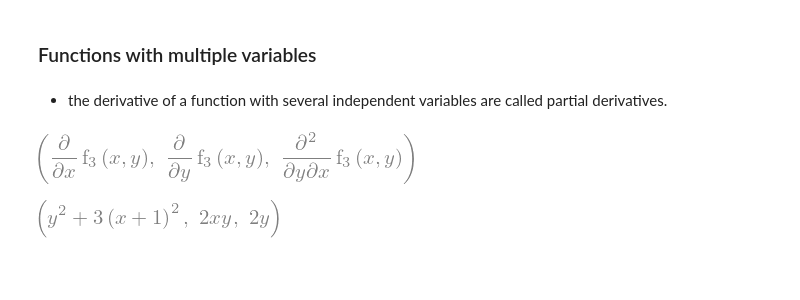
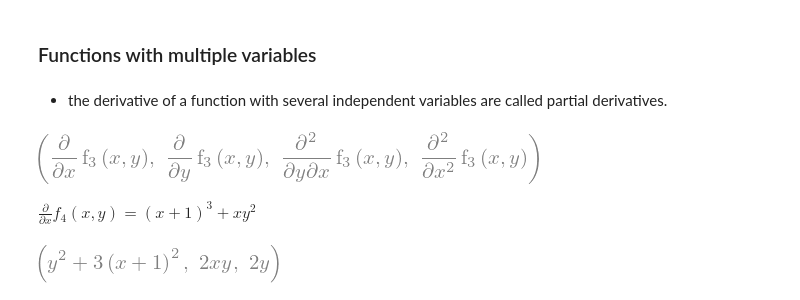
Before and after one commit to gob1thaasan/ScientificComputingWithPython, a Jupyter notebook: NotebookLectures/Chapter6.ipynb, the cells around one changed output. Saved outputs shown, nothing was run; the diff lists cells and outputs as text; code cells hidden in the pictures; blank space fills up the shorter version.

```diff
--- a/NotebookLectures/Chapter6.ipynb
+++ b/NotebookLectures/Chapter6.ipynb
@@ -190,9 +207,11 @@ f2.diff(x).subs(x, sympy.pi)
 # %%
 x,y = sympy.symbols('x,y')
 f3 = sympy.Function('f3')(x,y)
-sympy.diff(f3, x), sympy.diff(f3, y), sympy.diff(f3, x, y)
+sympy.diff(f3, x), sympy.diff(f3, y), sympy.diff(f3, x, y),  sympy.diff(f3, x, x)
 # %% [output]
-[figure, old version]
+[figure, new version]
+# %% [markdown]
+$\frac{\partial}{\partial x} f_4(x,y) =(x + 1)^3 + xy ^ 2$
 # %%
 x,y = sympy.symbols('x,y')
 f4 =(x + 1)**3 + x*y ** 2
```
Also changed, not shown: parts of 38 cells of this notebook.
